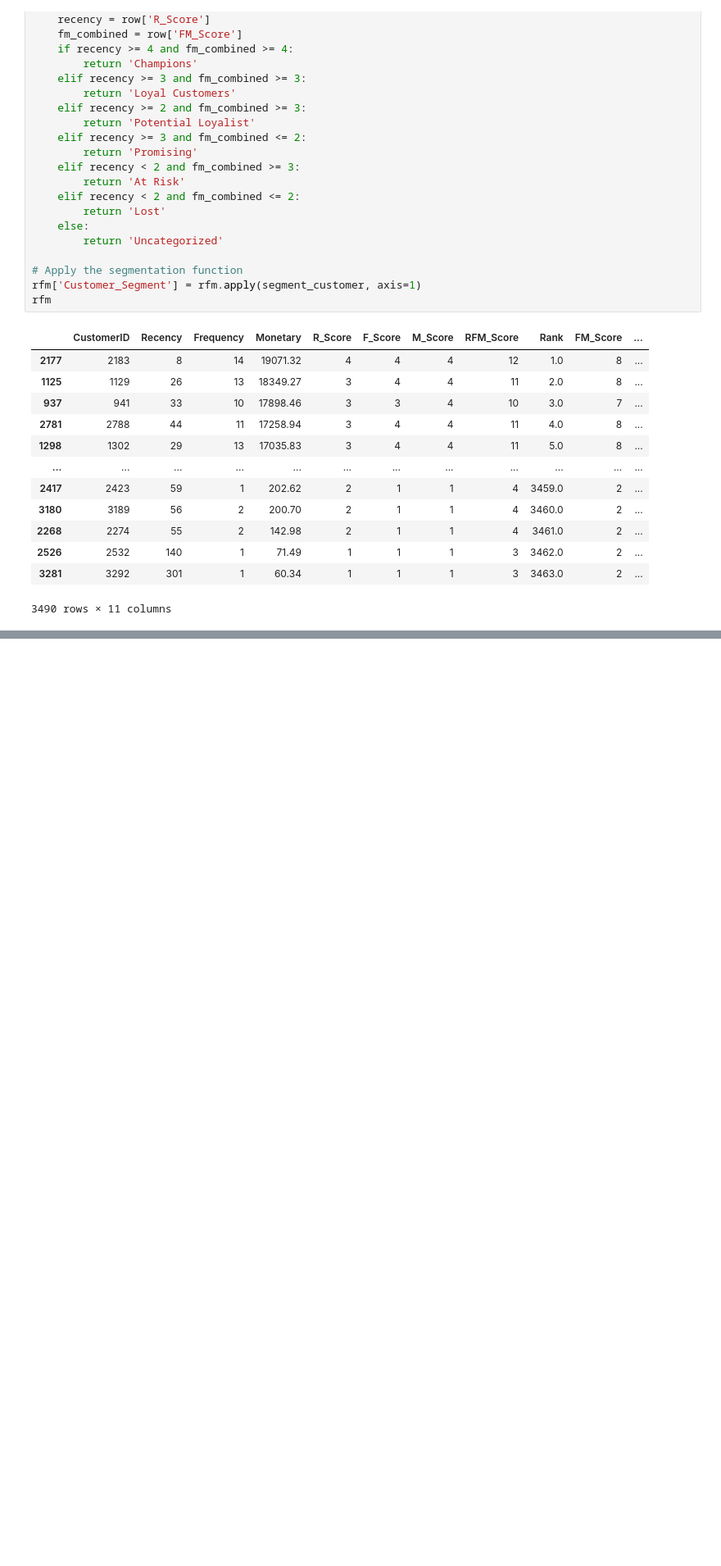
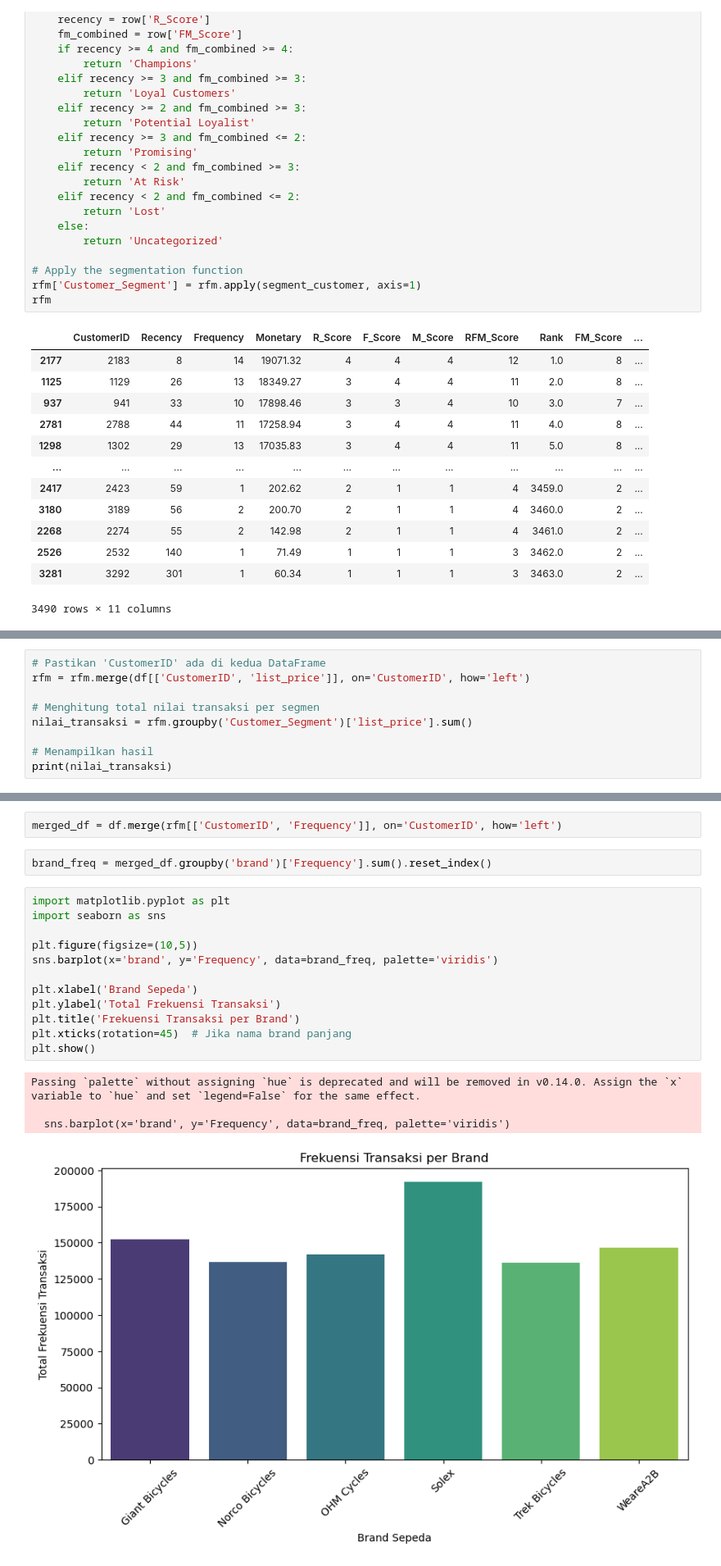
Before and after one commit to Alliseeya/Transaction-Data, a Jupyter notebook: RFM.ipynb, the cells around one changed output, grey strips where cells are left out. Shown: that part at 82% size. Cells and saved outputs as stored; diff of their text form; blank space fills up the shorter version.

```diff
--- a/RFM.ipynb
+++ b/RFM.ipynb
@@ -724,0 +752,9 @@ rfm
+# %%
+# Pastikan 'CustomerID' ada di kedua DataFrame
+rfm = rfm.merge(df[['CustomerID', 'list_price']], on='CustomerID', how='left')
+
+# Menghitung total nilai transaksi per segmen
+nilai_transaksi = rfm.groupby('Customer_Segment')['list_price'].sum()
+
+# Menampilkan hasil
+print(nilai_transaksi)
@@ -724,0 +802,21 @@ rfm
+# %%
+merged_df = df.merge(rfm[['CustomerID', 'Frequency']], on='CustomerID', how='left')
+# %%
+brand_freq = merged_df.groupby('brand')['Frequency'].sum().reset_index()
+# %%
+import matplotlib.pyplot as plt
+import seaborn as sns
+
+plt.figure(figsize=(10,5))
+sns.barplot(x='brand', y='Frequency', data=brand_freq, palette='viridis')
+
+plt.xlabel('Brand Sepeda')
+plt.ylabel('Total Frekuensi Transaksi')
+plt.title('Frekuensi Transaksi per Brand')
+plt.xticks(rotation=45)  # Jika nama brand panjang
+plt.show()
+# %% [output]
+Passing `palette` without assigning `hue` is deprecated and will be removed in v0.14.0. Assign the `x` variable to `hue` and set `legend=False` for the same effect.
+
+  sns.barplot(x='brand', y='Frequency', data=brand_freq, palette='viridis')
+[figure, added]
```
Also changed, not shown: parts of 12 cells of this notebook.
